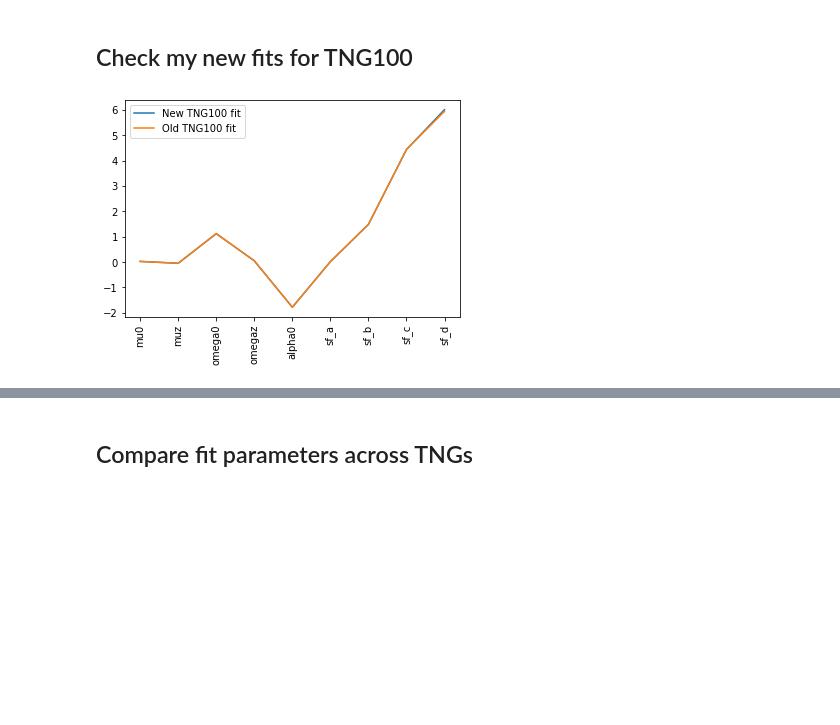
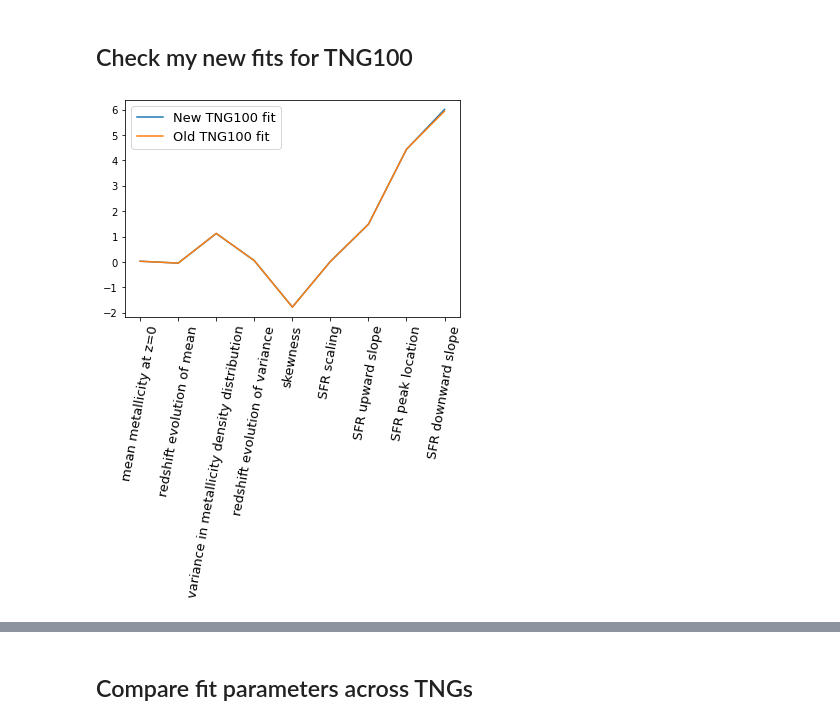
Before and after one commit to sashalvna/Fit_SFRD_TNG, a Jupyter notebook: Fit_model_to_sfrdzZ_TNG.ipynb, the cells around one changed output, grey strips where cells are left out. Cells and saved outputs as stored; diff of their text form; code cells hidden in the pictures; blank space fills up the shorter version.

```diff
--- a/Fit_model_to_sfrdzZ_TNG.ipynb
+++ b/Fit_model_to_sfrdzZ_TNG.ipynb
@@ -275,17 +306,17 @@ Rboxval = 35 #35 for TNG50, 75 for 100, 205 for 300
 # %%
 new_vals = np.loadtxt(paths.data / "test_best_fit_parameters_TNG100.txt", skiprows=1, delimiter=",")
 old_vals = np.loadtxt(paths.data / "test_best_fit_parameters.txt", skiprows=1, delimiter=",")
-ticks =  ["mu0", "muz", "omega0", "omegaz", "alpha0","sf_a", "sf_b", "sf_c", "sf_d"]
+ticks =  ["mean metallicity at z=0", "redshift evolution of mean", "variance in metallicity density distribution", "redshift evolution of variance", "skewness","SFR scaling", "SFR upward slope", "SFR peak location", "SFR downward slope"]
 # %%
 fig, ax = plt.subplots(1,1)
 x = [0,1,2,3,4,5,6,7,8]
 ax.plot(x, new_vals, label='New TNG100 fit')
 ax.plot(x, old_vals, label="Old TNG100 fit")
 ax.set_xticks(x)
-ax.set_xticklabels(ticks, rotation='vertical', fontsize=10)
-ax.legend();
+ax.set_xticklabels(ticks, rotation=80, fontsize=13)
+ax.legend(fontsize=13);
 # %% [output]
-[figure, old version]
+[figure, new version]
 # %%
 fig, ax = plt.subplots(1,1)
 x = [0,1,2,3,4,5,6,7,8]
```
Also changed, not shown: parts of 21 cells of this notebook, 5 other files.
